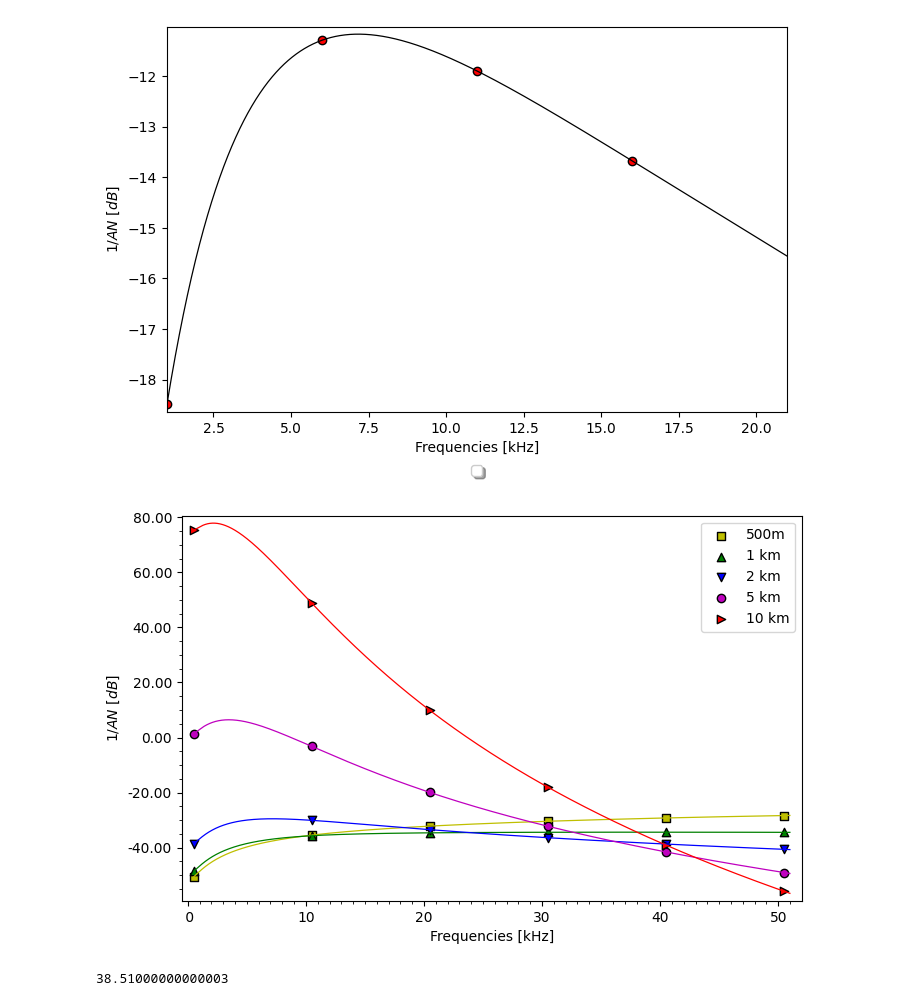
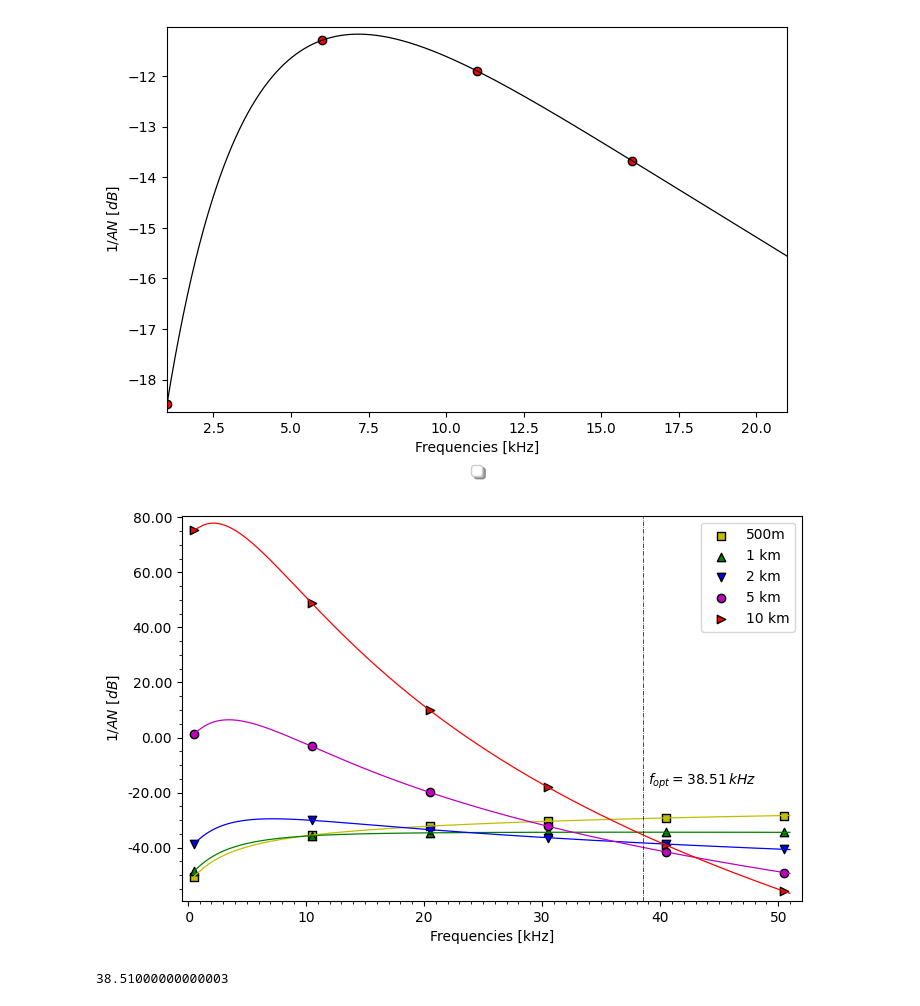
Before and after one commit to BiggusMaximus/Multi-Hop-Q-Learning-LEACH, a Jupyter notebook: paper/characteristic_underwater.ipynb, the cells around one changed output. Cells and saved outputs as stored; diff of their text form; code cells hidden in the pictures.

```diff
--- a/paper/characteristic_underwater.ipynb
+++ b/paper/characteristic_underwater.ipynb
@@ -400,34 +407,36 @@ colors = ['y', 'g', 'b', 'm', 'r', 'k', 'navy', 'maroon']
 markers = ['s', '^', 'v', 'o', '>', '<', 'X', 'D']
 linestyles = ['solid', 'solid', 'solid', 'solid', 'solid', '<', 'X', 'D']
 
 count = 0
 hop = 1000
 
 data = [AN_500m, AN_1km, AN_2km, AN_5km, AN_10km]
 labels = ['500m', '1 km', '2 km', '5 km', '10 km']
 count = 0
 for i in data:
     ax.plot(frequencies             , i          , linestyle=linestyles[count], color=colors[count],     linewidth=0.9)
     ax.scatter(frequencies[::hop]   , i[::hop]   , color=colors[count] ,edgecolors='k', marker=markers[count], label=labels[count])
     count += 1
 
 
 ax.set_ylabel(r"$1/AN  \,\, [dB]$")
 ax.set_xlabel(r"Frequencies [kHz]")
 
 
 ax.yaxis.set_major_locator(MultipleLocator(20))
 ax.yaxis.set_major_formatter('{x:.2f}')
 ax.yaxis.set_minor_locator(MultipleLocator(5))
 ax.xaxis.set_major_locator(MultipleLocator(10))
 ax.xaxis.set_major_formatter('{x:2.0f}')
 ax.xaxis.set_minor_locator(MultipleLocator(1))
 ax.legend()
 # ax.legend(loc='upper center', bbox_to_anchor=(0.5, -0.12),fancybox=True, shadow=True, ncol=3, markerscale=1.2, fontsize=10)
 ax.margins(x=0.02, y=0.02)
+ax.axvline(x=38.51, linestyle='dashdot', color='k', linewidth=0.5)
+ax.text(x=39, y=-17, s=r"$f_{opt}=38.51\, kHz$")
 plt.show()
 # %% [output]
-[figure, old version]
+[figure, new version]
 # %%
 AN_1km = np.array(AN_1km)
 frequencies[np.argmax(AN_1km)]
```
Also changed, not shown: parts of 11 cells of this notebook, 14 other files.
